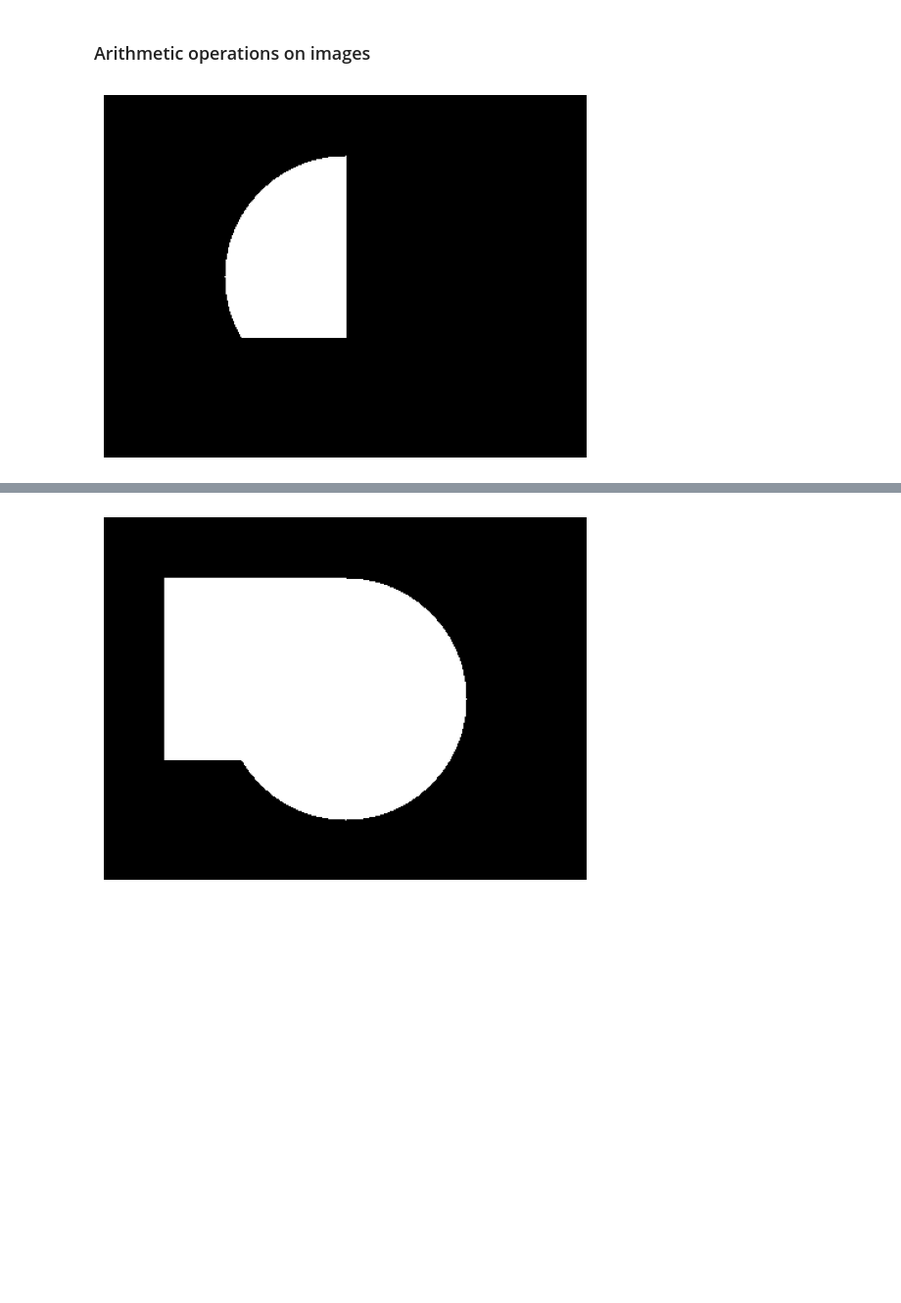
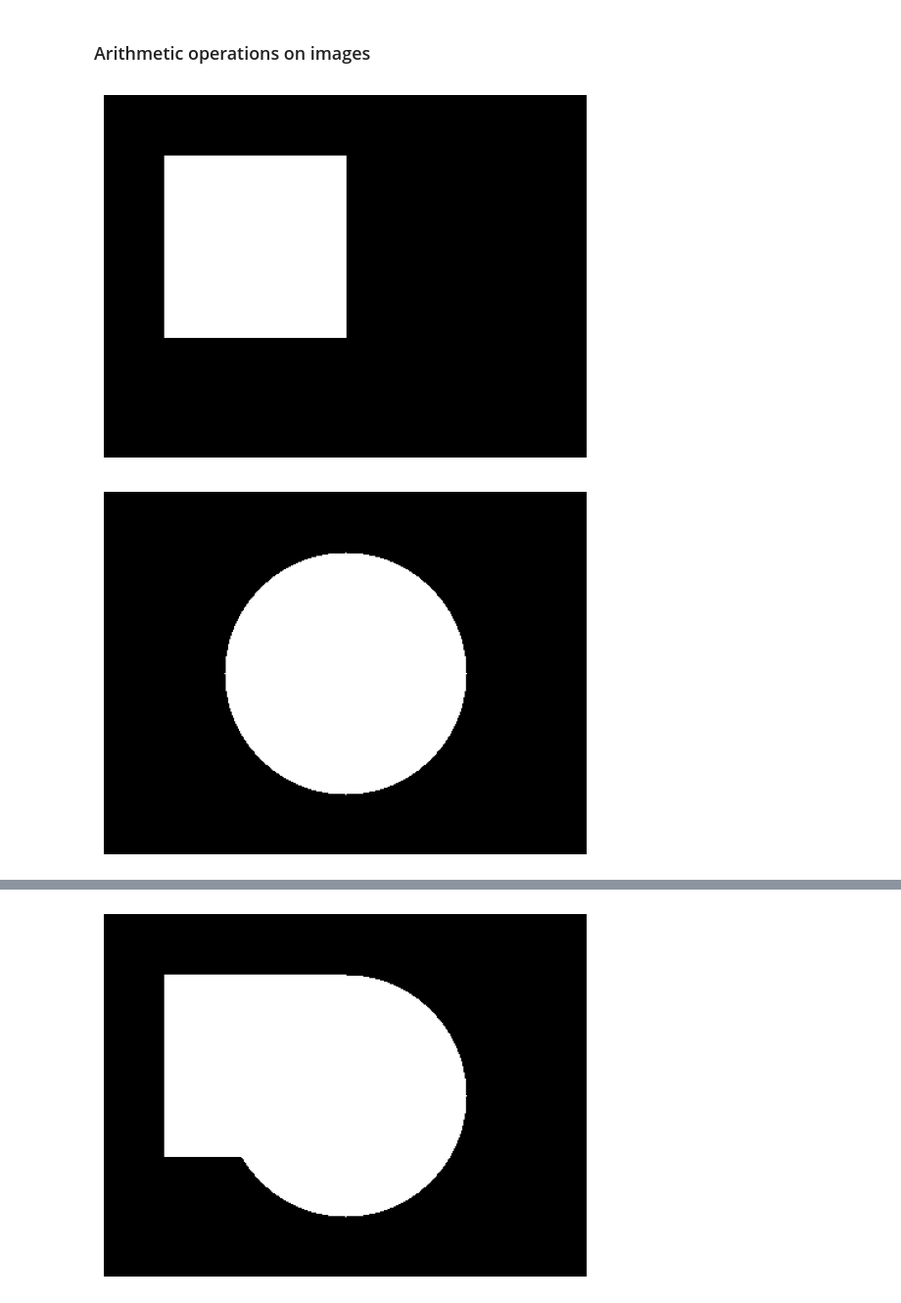
Before and after one commit to tejalkul/TL-CV-Workshop, a Jupyter notebook: workshop.ipynb, the cells around one changed output, grey strips where cells are left out. Shown at 98% size. Drawn from its saved outputs; the diff is of its cells as text; code cells hidden in the pictures; blank space fills up the shorter version.

```diff
--- a/workshop.ipynb
+++ b/workshop.ipynb
@@ -96,19 +98,19 @@ plt.show()
 # %%
 # Create two binary images (black and white) for demonstration
 image1 = np.zeros((300, 400), dtype=np.uint8)
 image2 = np.zeros((300, 400), dtype=np.uint8)
 
 # Define regions in the images
 cv2.rectangle(image1, (50, 50), (200, 200), 255, -1)    # White rectangle in image1
 cv2.circle(image2, (200, 150), 100, 255, -1)            # White circle in image2
 
-# Bitwise AND operation
-bitwise_and = cv2.bitwise_and(image1, image2)
-
-
-# Display the image
-plt.imshow(cv2.cvtColor(bitwise_and, cv2.COLOR_BGR2RGB))
+plt.imshow(cv2.cvtColor(image1, cv2.COLOR_BGR2RGB))
 plt.axis('off')
 plt.show()
+
+plt.imshow(cv2.cvtColor(image2, cv2.COLOR_BGR2RGB))
+plt.axis('off')
+plt.show()
 # %% [output]
-[figure, old version]
+[figure, new version]
+[figure, added]
```
Also changed, not shown: parts of 11 cells of this notebook.
